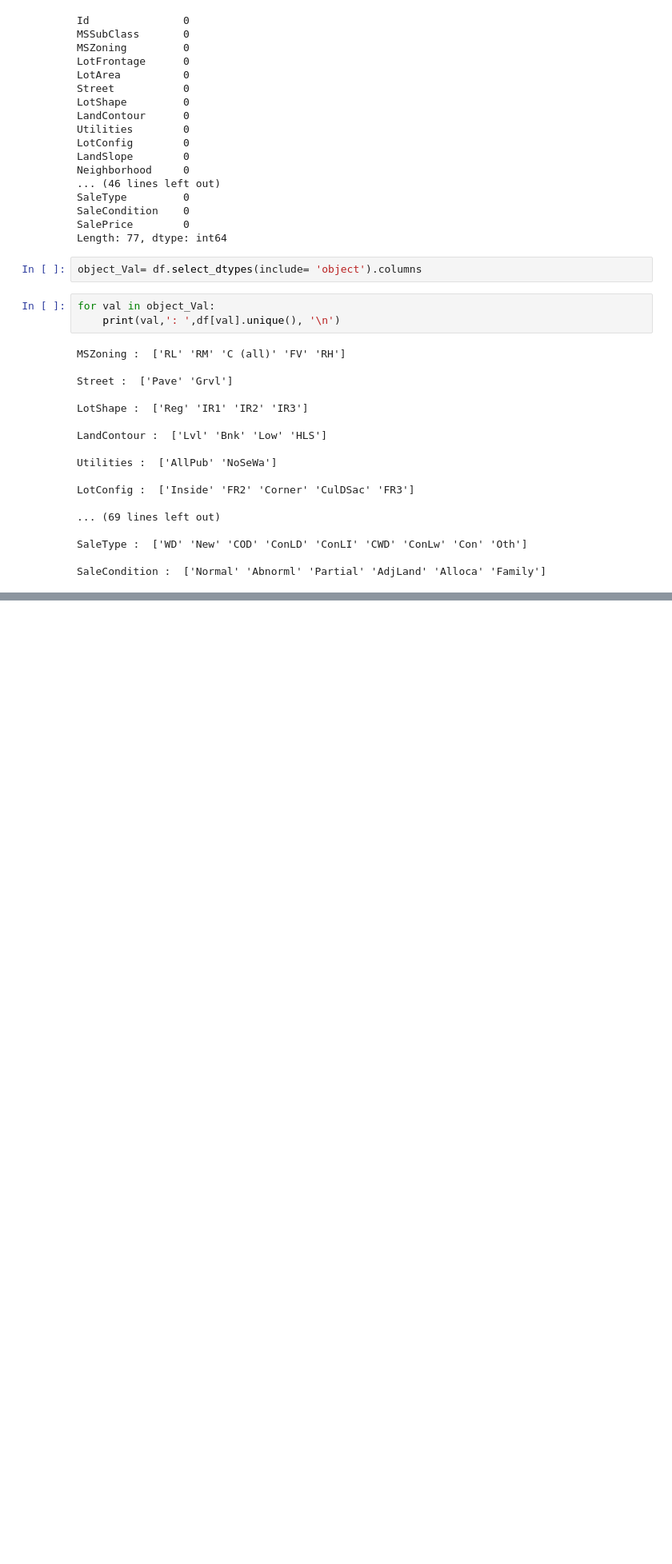
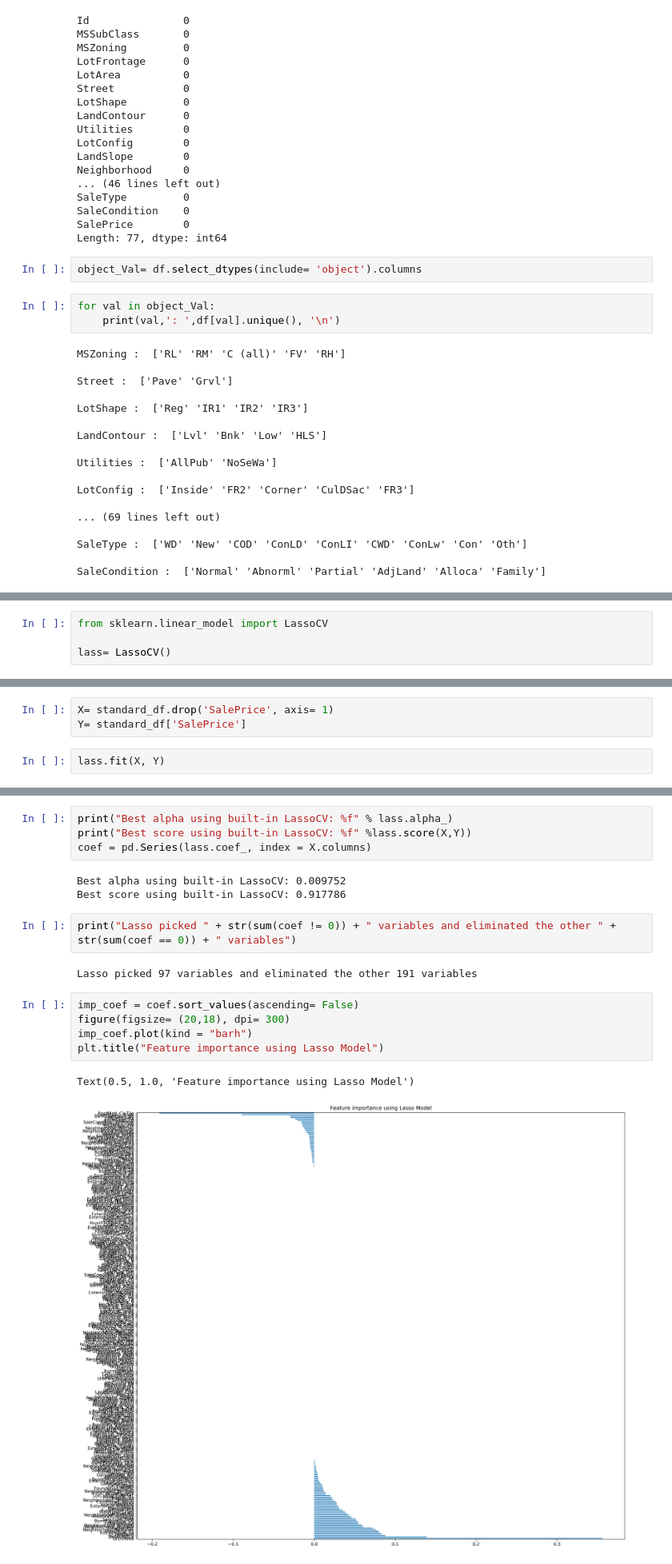
Before and after one commit to rohitgang/HousingPrice_Prediction, a Jupyter notebook: House Price Analysis.ipynb, the cells around one changed output, grey strips where cells are left out. Shown at 80% size. Cells and saved outputs as stored; diff of their text form; blank space fills up the shorter version.

Commit message:
further analysis and initial Rfr model prediction

```diff
--- a/House Price Analysis.ipynb
+++ b/House Price Analysis.ipynb
@@ -233,0 +223,4 @@ df.head()
+# %%
+from sklearn.linear_model import LassoCV
+
+lass= LassoCV()
@@ -233,0 +238,5 @@ df.head()
+# %%
+X= standard_df.drop('SalePrice', axis= 1)
+Y= standard_df['SalePrice']
+# %%
+lass.fit(X, Y)
@@ -233,0 +248,19 @@ df.head()
+# %%
+print("Best alpha using built-in LassoCV: %f" % lass.alpha_)
+print("Best score using built-in LassoCV: %f" %lass.score(X,Y))
+coef = pd.Series(lass.coef_, index = X.columns)
+# %% [output]
+Best alpha using built-in LassoCV: 0.009752
+Best score using built-in LassoCV: 0.917786
+# %%
+print("Lasso picked " + str(sum(coef != 0)) + " variables and eliminated the other " +  str(sum(coef == 0)) + " variables")
+# %% [output]
+Lasso picked 97 variables and eliminated the other 191 variables
+# %%
+imp_coef = coef.sort_values(ascending= False)
+figure(figsize= (20,18), dpi= 300)
+imp_coef.plot(kind = "barh")
+plt.title("Feature importance using Lasso Model")
+# %% [output]
+Text(0.5, 1.0, 'Feature importance using Lasso Model')
+[figure, added]
```
Also changed, not shown: parts of 50 cells of this notebook.
